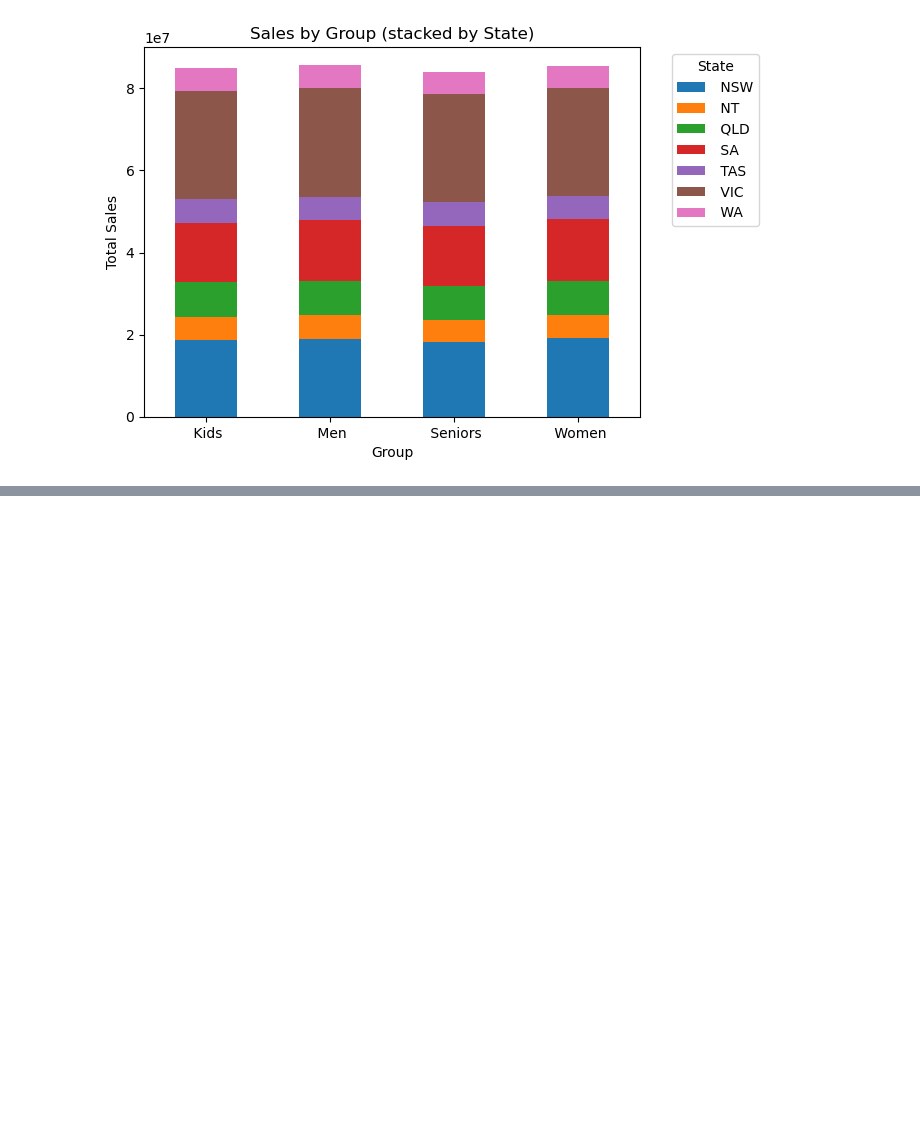
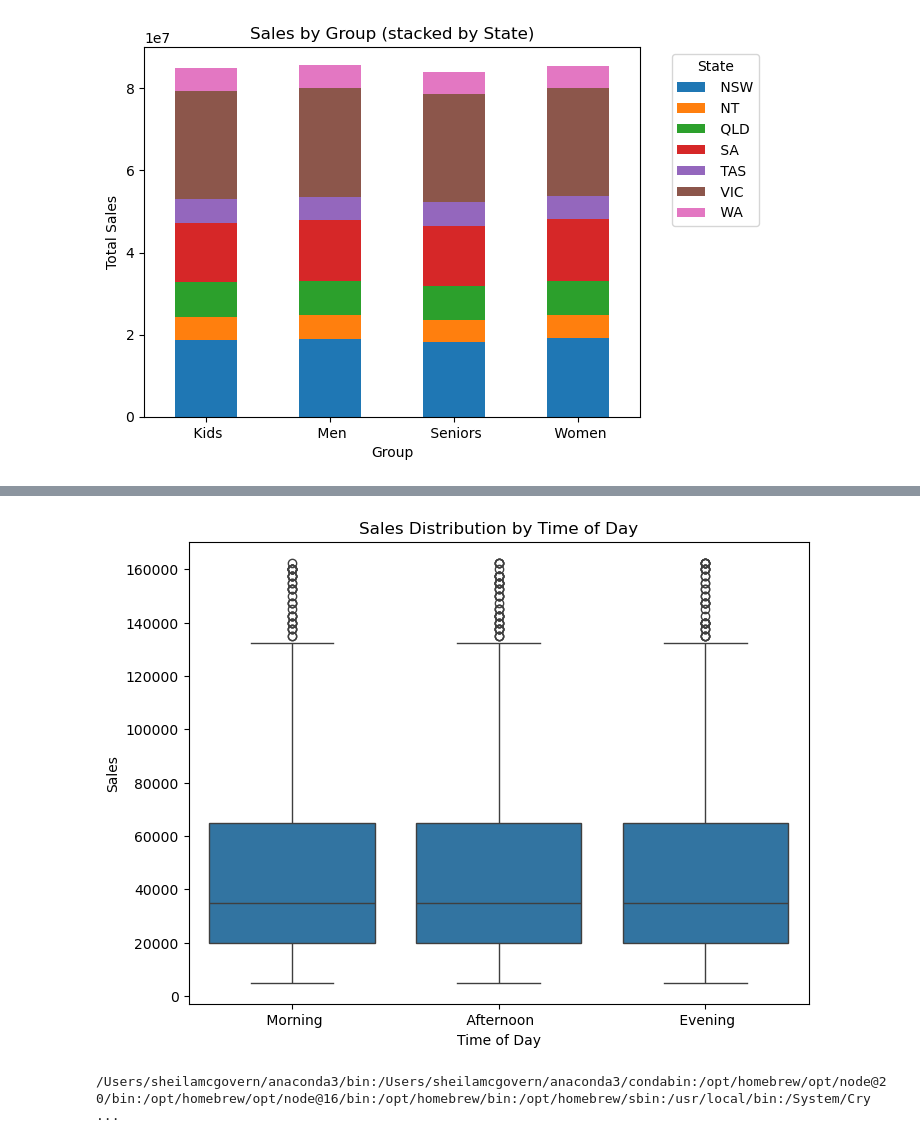
Before and after one commit to aliehs111/AAL_sales, a Jupyter notebook: AAL.ipynb, the cells around one changed output, grey strips where cells are left out. Saved outputs shown, nothing was run; the diff lists cells and outputs as text; code cells hidden in the pictures; blank space fills up the shorter version.

```diff
--- a/AAL.ipynb
+++ b/AAL.ipynb
@@ -242,0 +282,17 @@ plt.show()
+# %%
+import seaborn as sns
+import matplotlib.pyplot as plt
+
+plt.figure(figsize=(8,6))
+sns.boxplot(x='Time', y='Sales', data=df)
+plt.title("Sales Distribution by Time of Day")
+plt.xlabel("Time of Day")
+plt.ylabel("Sales")
+plt.show()
+# %% [output]
+[figure, added]
+# %%
+import os
+print(os.environ['PATH'])
+# %% [output]
+/Users/sheilamcgovern/anaconda3/bin:/Users/sheilamcgovern/anaconda3/condabin:/opt/homebrew/opt/node@20/bin:/opt/homebrew/opt/node@16/bin:/opt/homebrew/bin:/opt/homebrew/sbin:/usr/local/bin:/System/Cry ...
```
Also changed, not shown: parts of 5 cells of this notebook, 1 other file.
